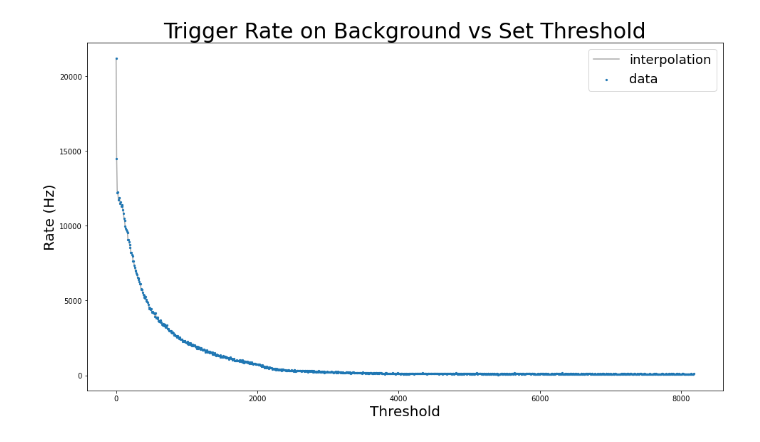
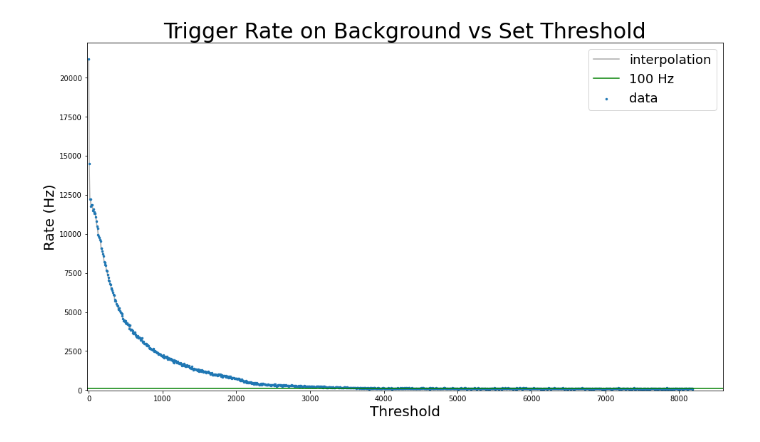
Before and after one commit to villano-lab/NaI_Array_Firmware, a Jupyter notebook: test_firmwares/PuBeTrigger1/library/Python/PlotRates.ipynb, the cells around one changed output. Saved outputs shown, nothing was run; the diff lists cells and outputs as text; code cells hidden in the pictures.

Commit message:
Add zoomed-in version of plot to look at flat region.

```diff
--- a/test_firmwares/PuBeTrigger1/library/Python/PlotRates.ipynb
+++ b/test_firmwares/PuBeTrigger1/library/Python/PlotRates.ipynb
@@ -6,16 +6,19 @@ data = pd.read_csv("~/Downloads/NaIrate_20220411.csv") #Change to match local fi
 # %%
 plt.figure(figsize=(16,9))
 
-plt.scatter(data.iloc[:,0],data.iloc[:,1],s=5,label="data")
+plt.scatter(data.iloc[:,0],data.iloc[:,1],s=6,label="data")
 plt.plot(data.iloc[:,0],data.iloc[:,1],label="interpolation",zorder=0,color="#AAAAAA")
+plt.axhline(100,color="green",label="100 Hz")
 
 plt.xlabel("Threshold",size=20)
 plt.ylabel("Rate (Hz)",size=20)
 plt.title("Trigger Rate on Background vs Set Threshold",size=30)
 plt.rc('xtick', labelsize=14) #fontsize of the x tick labels
 plt.rc('ytick', labelsize=14) #fontsize of the y tick labels
+plt.xlim(-20)
+plt.ylim(-20)
 
 plt.legend(fontsize=18)
 plt.show()
 # %% [output]
-[figure, old version]
+[figure, new version]
```
Also changed, not shown: parts of 1 cell of this notebook.
